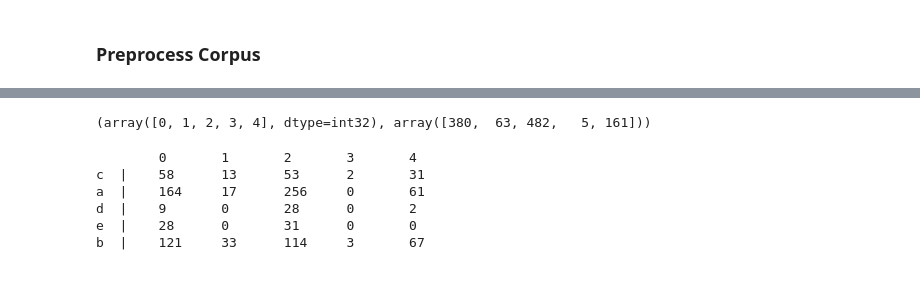
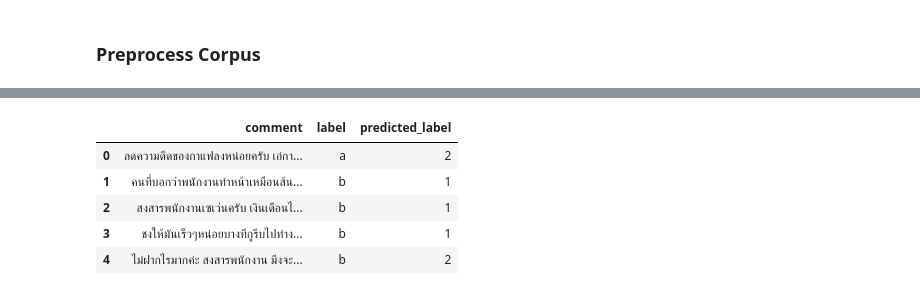
Before and after one commit to kanoonsantikul/online-opinion-topic-clustering, a Jupyter notebook: src/K-Mean.ipynb, the cells around one changed output, grey strips where cells are left out. Cells and saved outputs as stored; diff of their text form; code cells hidden in the pictures.

```diff
--- a/src/K-Mean.ipynb
+++ b/src/K-Mean.ipynb
@@ -75,7 +49,0 @@ Total documents 1091
-# %%
-for doc in idx_corpus:
-    print('[', end='')
-    for id in doc:
-        if id != -1:
-            print('(' + dictionary[id] + '),', end=' ')
-    print(']')
@@ -133,29 +127,16 @@ cluster_num = len(clusters)
 from sklearn.cluster import KMeans
 kmeans = KMeans(n_clusters=cluster_num).fit(word_vectors)
 predicted_labels = kmeans.labels_
-print(numpy.unique(predicted_labels, return_counts=True))
-# %% [output]
-(array([0, 1, 2, 3, 4], dtype=int32), array([380,  63, 482,   5, 161]))
-# %%
-for label in range(cluster_num):
-    print('\t' + str(label), end='')
-print('')
-
-for cluster in clusters:
-    print(cluster + '  |', end='')
-    for label in range(cluster_num):
-        count = 0
-        for i in range(len_corpus):
-            if predicted_labels[i] == label and labels[i] == cluster:
-                #print('-', corpus[i].strip())
-                count += 1
-        print('\t' + str(count), end='')
-    print('')
-        #print('Cluster ' + cluster + ' have ' + str(count) + ' thread.\n')
-# %% [output]
-        0       1       2       3       4
-c  |    58      13      53      2       31
-a  |    164     17      256     0       61
-d  |    9       0       28      0       2
-e  |    28      0       31      0       0
-b  |    121     33      114     3       67
+# %%
+result = pandas.DataFrame()
+result['comment'] = corpus
+result['label'] = labels
+result['predicted_label'] = predicted_labels
+result.head()
+# %% [output]
+|  | comment | label | predicted_label |
+| 0 | ลดความดีดของกาแฟลงหน่อยครับ เอ่กา... | a | 2 |
+| 1 | คนที่บอกว่าพนักงานทำหน้าเหมือนส้น... | b | 1 |
+| 2 | สงสารพนักงานเซเว่นครับ เงินเดือนไ... | b | 1 |
+| 3 | ชงให้มันเร็วๆหน่อยบางทีกูรีบไปทำง... | b | 1 |
+| 4 | ไม่ฝากไรมากค่ะ สงสารพนักงาน มึงจะ... | b | 2 |
```
Also changed, not shown: parts of 17 cells of this notebook.
